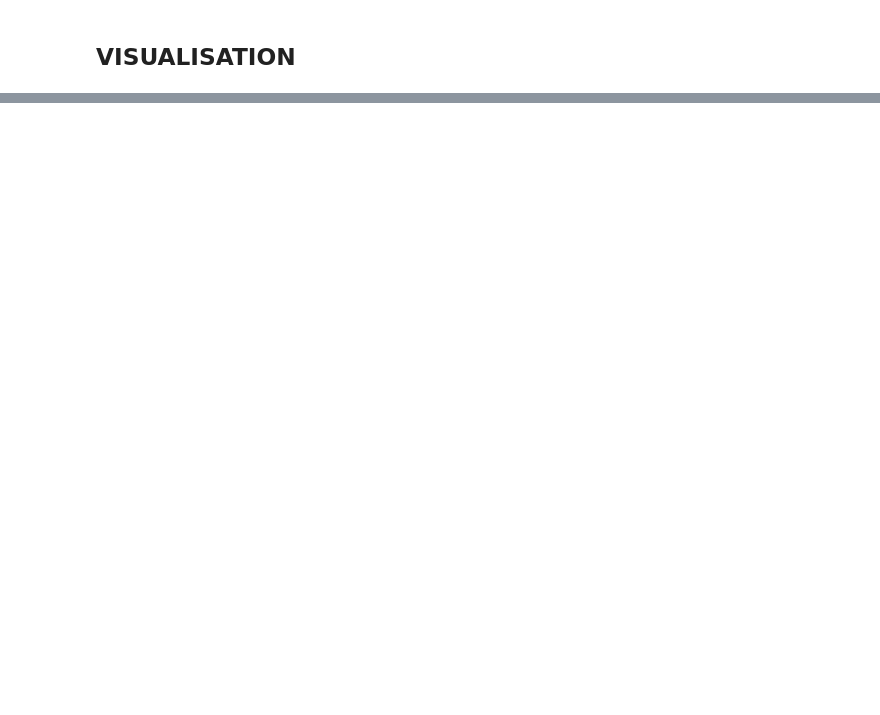
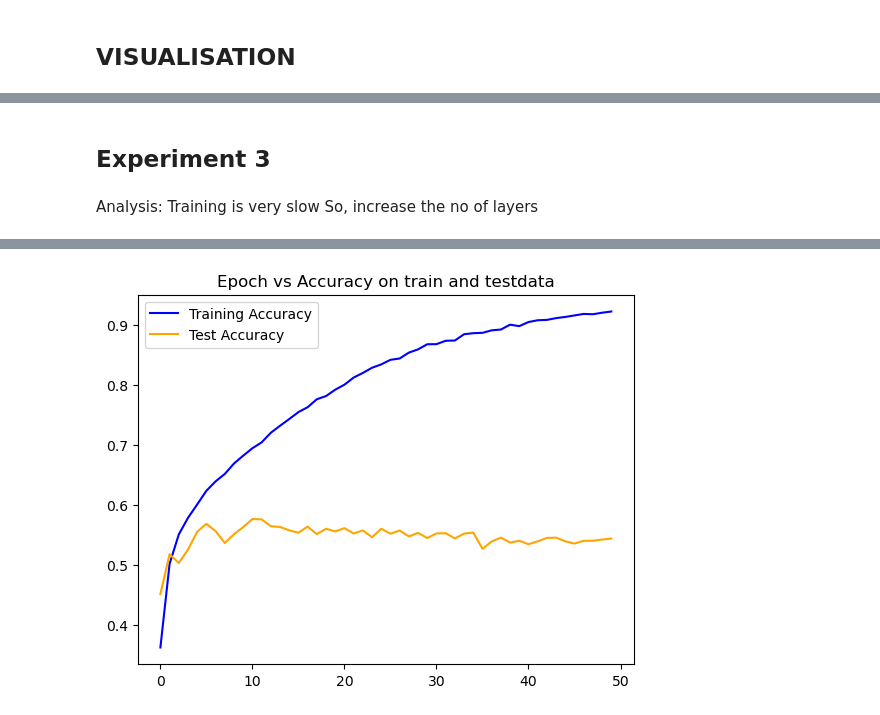
Before and after one commit to Saicharan123-sc/DEEPLEARNING_BEGINEER, a Jupyter notebook: cifar_cnn_keras.ipynb, the cells around one changed output, grey strips where cells are left out. Saved outputs shown, nothing was run; the diff lists cells and outputs as text; code cells hidden in the pictures; blank space fills up the shorter version.

Commit message:
Experiment 3

```diff
--- a/cifar_cnn_keras.ipynb
+++ b/cifar_cnn_keras.ipynb
@@ -78,0 +131,42 @@ plt.show()
+# %% [markdown]
+## Experiment 3
+# %% [markdown]
+Analysis: Training is very slow So, increase the no of layers
+# %%
+from keras.models import Sequential
+from keras.layers import Dense, Flatten, Conv2D, MaxPooling2D
+from keras.datasets import cifar10
+from keras.utils import to_categorical
+from keras.optimizers import Adam
+import matplotlib.pyplot as plt
+
+(X_train, y_train), (X_test, y_test) = cifar10.load_data()
+
+# print(y_train[0])
+y_train = to_categorical(y_train)
+
+y_test = to_categorical(y_test)
+# print(y_train[0])
+
+model = Sequential()
+model.add(Conv2D(16, (3, 3), activation='relu'))
+model.add(MaxPooling2D((2, 2)))
+model.add(Flatten(input_shape=(32,32, 3)))
+model.add(Dense(units=158, activation='relu'))
+model.add(Dense(units=128, activation='relu'))
+model.add(Dense(units=10, activation='softmax'))
+
+model.compile(optimizer= 'adam', loss = 'categorical_crossentropy', metrics = ['accuracy'])
+
+result = model.fit(X_train, y_train, epochs=50, batch_size=64, validation_data=(X_test, y_test))
+
+loss, accuracy = model.evaluate(X_test, y_test)
+print(f"Test Loss: {loss}, Test Accuracy: {accuracy}")
+
+
+plt.plot(result.history['accuracy'], label='Training Accuracy', color='blue')
+plt.plot(result.history['val_accuracy'], label='Test Accuracy', color='orange')
+plt.legend()
+plt.title("Epoch vs Accuracy on train and testdata")
+plt.show()
+# %% [output]
@@ -78,0 +190 @@ plt.show()
+[figure, added]
```
Also changed, not shown: parts of 11 cells of this notebook.
